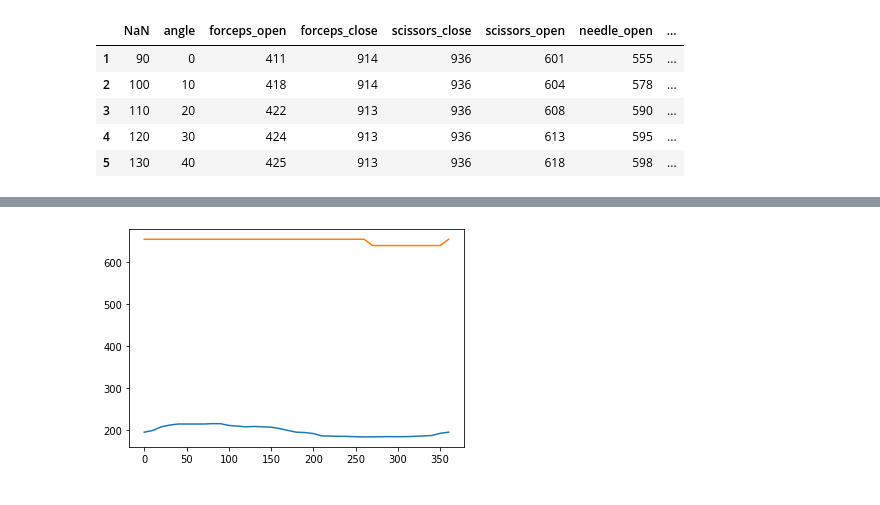
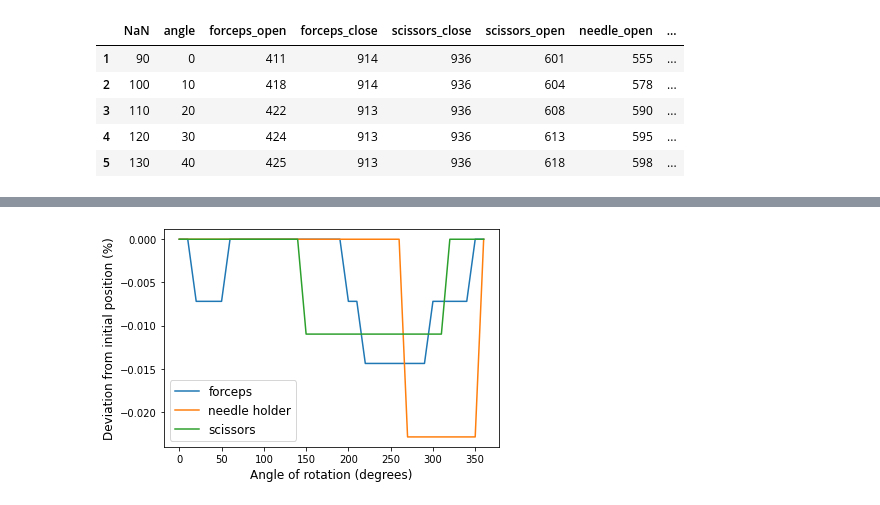
Before and after one commit to Jenirethvanessa/robotic_end-effector, a Jupyter notebook: wrist_twist.ipynb, the cells around one changed output, grey strips where cells are left out. Drawn from its saved outputs; the diff is of its cells as text; code cells hidden in the pictures.

Commit message:
wrist rotation test

```diff
--- a/wrist_twist.ipynb
+++ b/wrist_twist.ipynb
@@ -28,6 +28,7 @@ def get_force (yvalues):
     x = weights
     y = normalized_value
     xinterp = np.interp(yvalues, y, x)
+    xinterp = (xinterp/1000)*9.8
 
     return xinterp
 # %%
@@ -71,6 +79,15 @@ plt.show()
+# %%
+base = df[df["angle"] == 0].iloc[0]
+deviation_forceps_close = df["forceps_close"]/base["forceps_close"]-1
+deviation_needle_close = df["needle_close"]/base["needle_close"]-1
+deviation_scissors_close = df["scissors_close"]/base["scissors_close"]-1
 # %%
-plt.plot(df["angle"], df["needle_open"])
-plt.plot(df["angle"], df["needle_close"])
+plt.plot(df["angle"], deviation_forceps_close, label= "forceps")
+plt.plot(df["angle"], deviation_needle_close, label= "needle holder")
+plt.plot(df["angle"], deviation_scissors_close, label= "scissors")
+plt.xlabel("Angle of rotation (degrees)", fontsize="12")
+plt.ylabel("Deviation from initial position (%)", fontsize="12")
+plt.legend(fontsize="12")
 plt.show()
 # %% [output]
-[figure, old version]
+[figure, new version]
```
Also changed, not shown: parts of 6 cells of this notebook.
